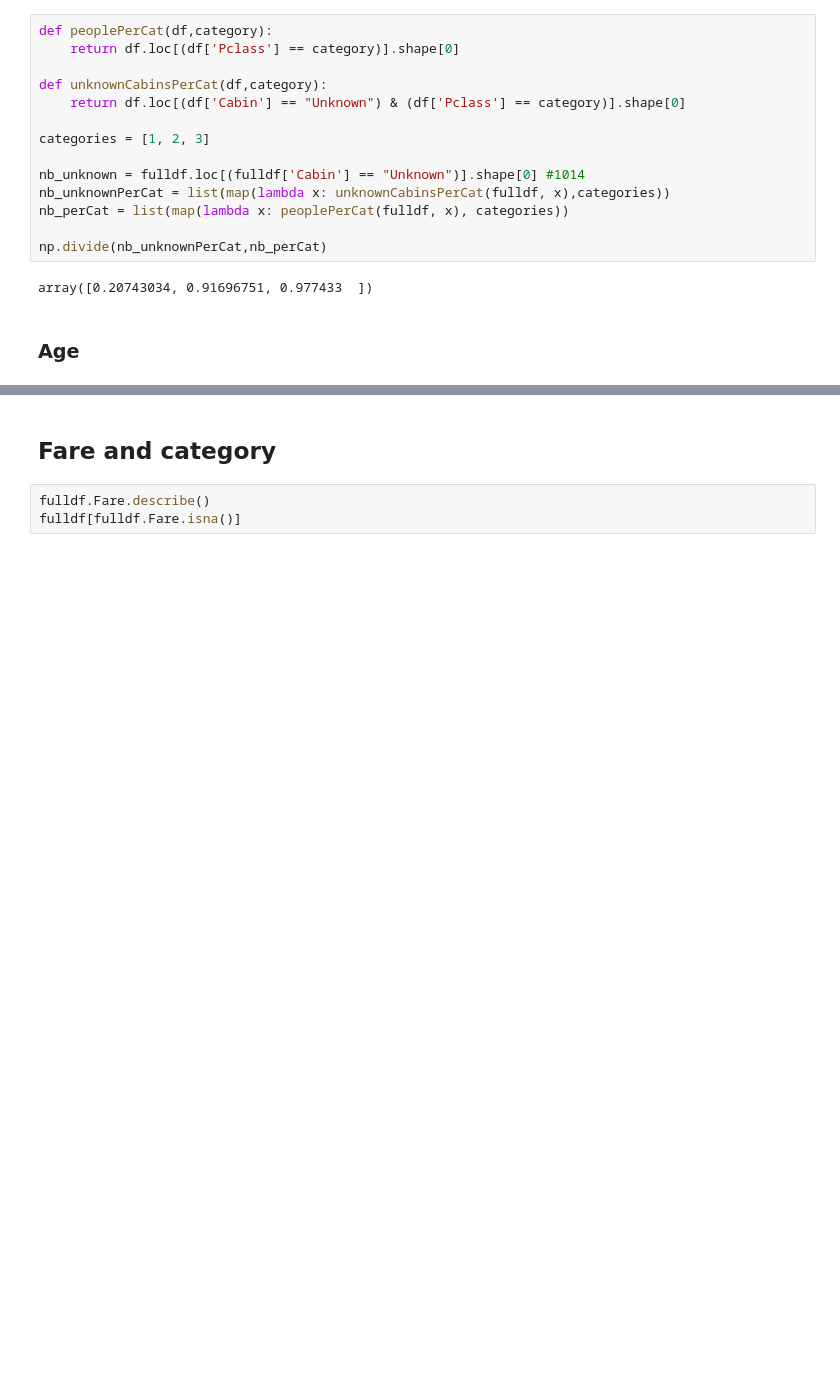
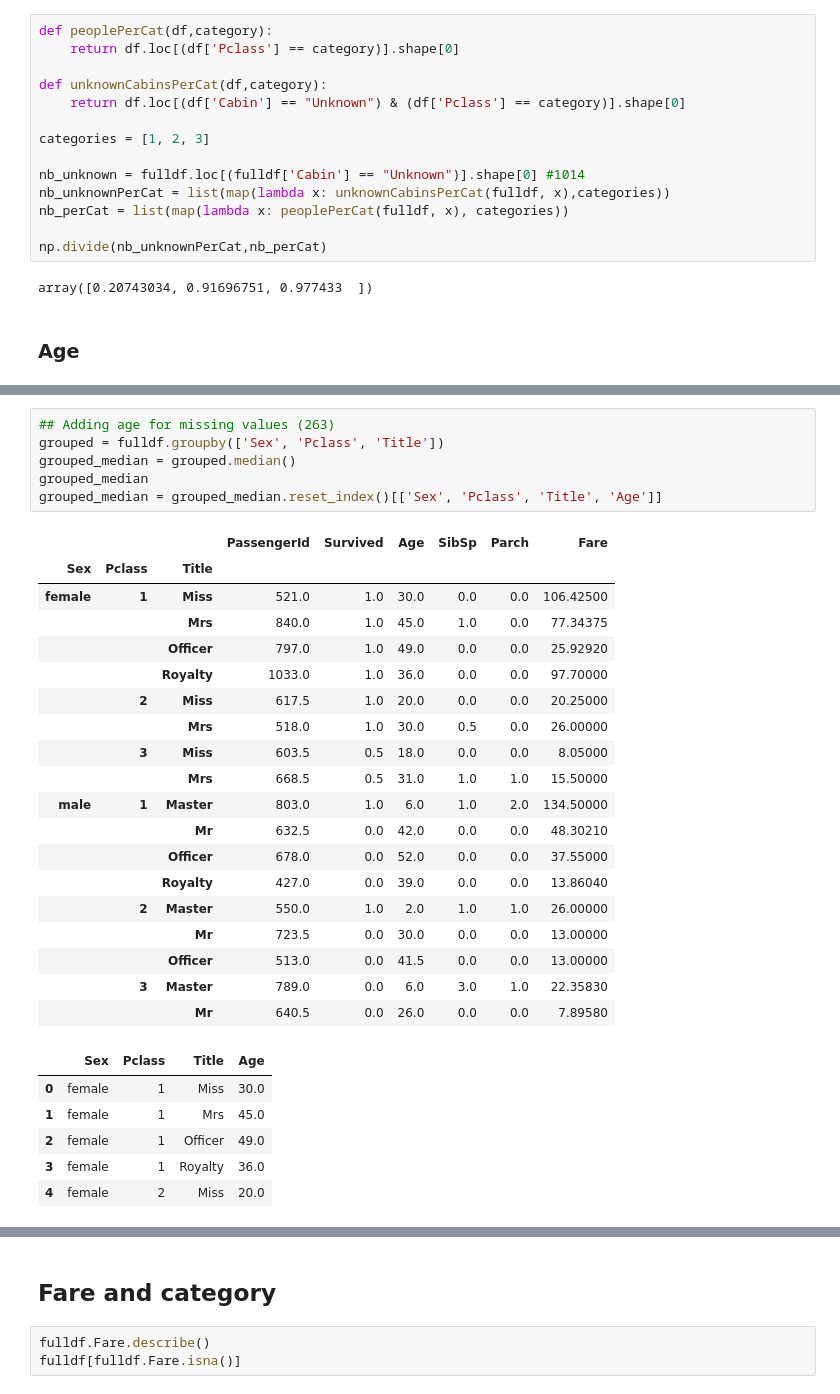
Before and after one commit to BBberghman/Kaggle-Titanic-ML, a Jupyter notebook: data_prepping.ipynb, the cells around one changed output, grey strips where cells are left out. Saved outputs shown, nothing was run; the diff lists cells and outputs as text; blank space fills up the shorter version.

```diff
--- a/data_prepping.ipynb
+++ b/data_prepping.ipynb
@@ -164,0 +254,32 @@ Name: Age, dtype: float64
+# %%
+## Adding age for missing values (263)
+grouped = fulldf.groupby(['Sex', 'Pclass', 'Title'])
+grouped_median = grouped.median()
+grouped_median
+grouped_median = grouped_median.reset_index()[['Sex', 'Pclass', 'Title', 'Age']]
+# %% [output]
+|  |  |  | PassengerId | Survived | Age | SibSp | Parch | Fare |
+| Sex | Pclass | Title |  |  |  |  |  |  |
+| female | 1 | Miss | 521.0 | 1.0 | 30.0 | 0.0 | 0.0 | 106.42500 |
+|  |  | Mrs | 840.0 | 1.0 | 45.0 | 1.0 | 0.0 | 77.34375 |
+|  |  | Officer | 797.0 | 1.0 | 49.0 | 0.0 | 0.0 | 25.92920 |
+|  |  | Royalty | 1033.0 | 1.0 | 36.0 | 0.0 | 0.0 | 97.70000 |
+|  | 2 | Miss | 617.5 | 1.0 | 20.0 | 0.0 | 0.0 | 20.25000 |
+|  |  | Mrs | 518.0 | 1.0 | 30.0 | 0.5 | 0.0 | 26.00000 |
+|  | 3 | Miss | 603.5 | 0.5 | 18.0 | 0.0 | 0.0 | 8.05000 |
+|  |  | Mrs | 668.5 | 0.5 | 31.0 | 1.0 | 1.0 | 15.50000 |
+| male | 1 | Master | 803.0 | 1.0 | 6.0 | 1.0 | 2.0 | 134.50000 |
+|  |  | Mr | 632.5 | 0.0 | 42.0 | 0.0 | 0.0 | 48.30210 |
+|  |  | Officer | 678.0 | 0.0 | 52.0 | 0.0 | 0.0 | 37.55000 |
+|  |  | Royalty | 427.0 | 0.0 | 39.0 | 0.0 | 0.0 | 13.86040 |
+|  | 2 | Master | 550.0 | 1.0 | 2.0 | 1.0 | 1.0 | 26.00000 |
+|  |  | Mr | 723.5 | 0.0 | 30.0 | 0.0 | 0.0 | 13.00000 |
+|  |  | Officer | 513.0 | 0.0 | 41.5 | 0.0 | 0.0 | 13.00000 |
+|  | 3 | Master | 789.0 | 0.0 | 6.0 | 3.0 | 1.0 | 22.35830 |
+|  |  | Mr | 640.5 | 0.0 | 26.0 | 0.0 | 0.0 | 7.89580 |
+|  | Sex | Pclass | Title | Age |
+| 0 | female | 1 | Miss | 30.0 |
+| 1 | female | 1 | Mrs | 45.0 |
+| 2 | female | 1 | Officer | 49.0 |
+| 3 | female | 1 | Royalty | 36.0 |
+| 4 | female | 2 | Miss | 20.0 |
```
Also changed, not shown: parts of 17 cells of this notebook.
